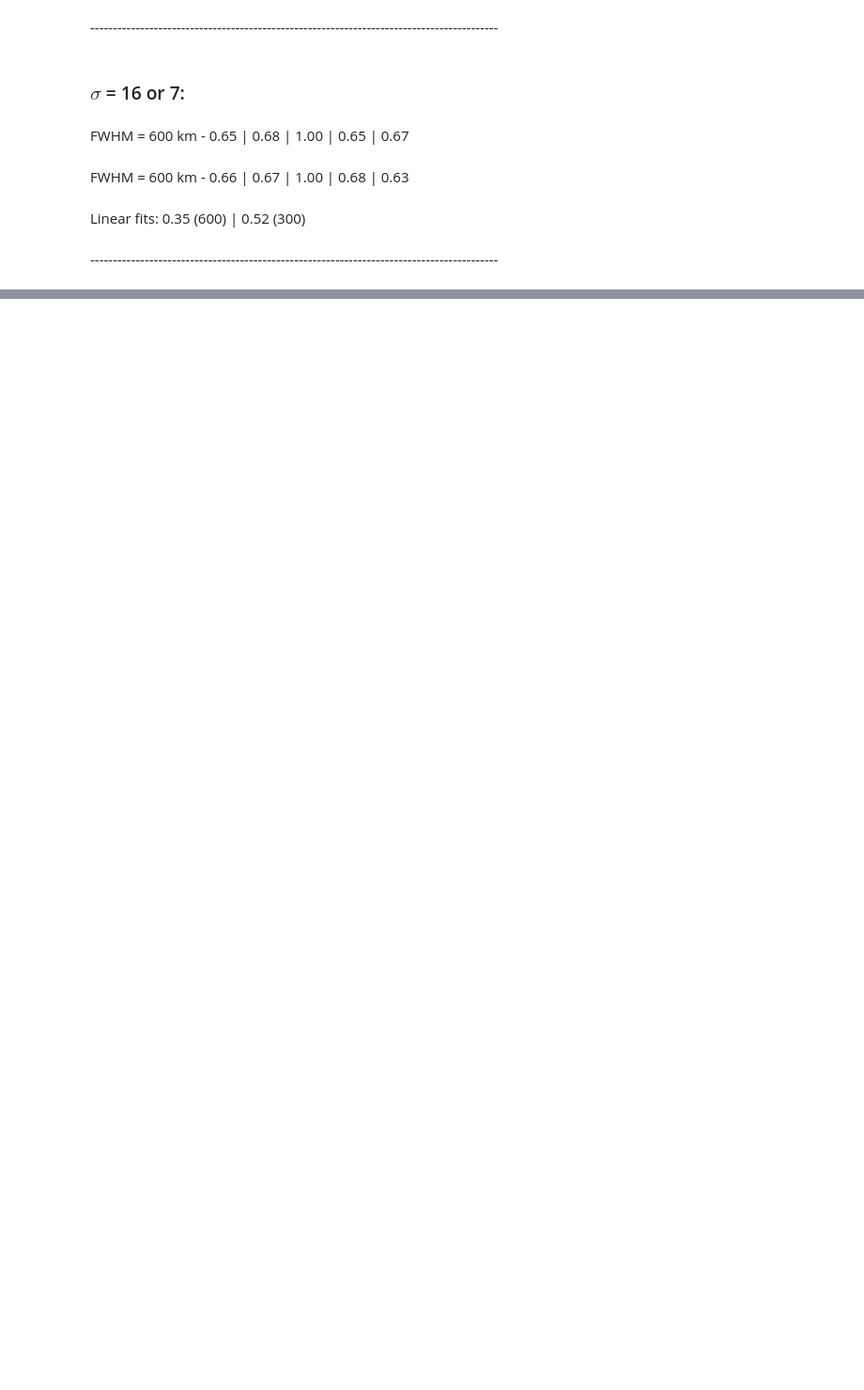
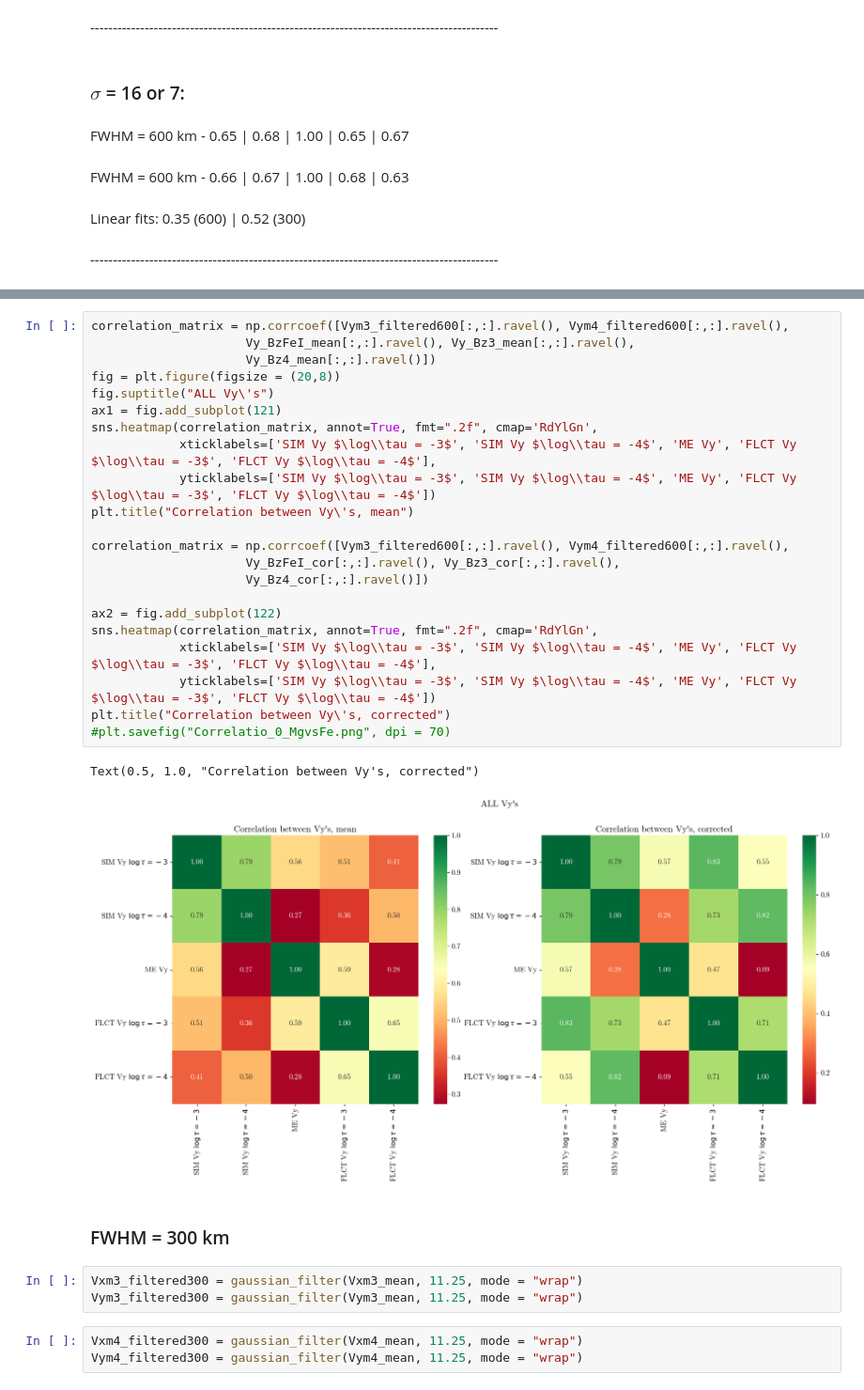
Before and after one commit to TheodoreKostic/Tracking_features, a Jupyter notebook: FirstPaper/MilneEddington_Bz_tracking.ipynb, the cells around one changed output, grey strips where cells are left out. Shown at 94% size. Cells and saved outputs as stored; diff of their text form; blank space fills up the shorter version.

```diff
--- a/FirstPaper/MilneEddington_Bz_tracking.ipynb
+++ b/FirstPaper/MilneEddington_Bz_tracking.ipynb
@@ -518,0 +637,33 @@ Linear fits: 0.35 (600) | 0.52 (300)
+# %%
+correlation_matrix = np.corrcoef([Vym3_filtered600[:,:].ravel(), Vym4_filtered600[:,:].ravel(),
+                     Vy_BzFeI_mean[:,:].ravel(), Vy_Bz3_mean[:,:].ravel(),
+                     Vy_Bz4_mean[:,:].ravel()])
+fig = plt.figure(figsize = (20,8))
+fig.suptitle("ALL Vy\'s")
+ax1 = fig.add_subplot(121)
+sns.heatmap(correlation_matrix, annot=True, fmt=".2f", cmap='RdYlGn',
+            xticklabels=['SIM Vy $\log\\tau = -3$', 'SIM Vy $\log\\tau = -4$', 'ME Vy', 'FLCT Vy $\log\\tau = -3$', 'FLCT Vy $\log\\tau = -4$'],
+            yticklabels=['SIM Vy $\log\\tau = -3$', 'SIM Vy $\log\\tau = -4$', 'ME Vy', 'FLCT Vy $\log\\tau = -3$', 'FLCT Vy $\log\\tau = -4$'])
+plt.title("Correlation between Vy\'s, mean")
+
+correlation_matrix = np.corrcoef([Vym3_filtered600[:,:].ravel(), Vym4_filtered600[:,:].ravel(),
+                     Vy_BzFeI_cor[:,:].ravel(), Vy_Bz3_cor[:,:].ravel(),
+                     Vy_Bz4_cor[:,:].ravel()])
+
+ax2 = fig.add_subplot(122)
+sns.heatmap(correlation_matrix, annot=True, fmt=".2f", cmap='RdYlGn',
+            xticklabels=['SIM Vy $\log\\tau = -3$', 'SIM Vy $\log\\tau = -4$', 'ME Vy', 'FLCT Vy $\log\\tau = -3$', 'FLCT Vy $\log\\tau = -4$'],
+            yticklabels=['SIM Vy $\log\\tau = -3$', 'SIM Vy $\log\\tau = -4$', 'ME Vy', 'FLCT Vy $\log\\tau = -3$', 'FLCT Vy $\log\\tau = -4$'])
+plt.title("Correlation between Vy\'s, corrected")
+#plt.savefig("Correlatio_0_MgvsFe.png", dpi = 70)
+# %% [output]
+Text(0.5, 1.0, "Correlation between Vy's, corrected")
+[figure, added]
+# %% [markdown]
+<h3>FWHM = 300 km</h3>
+# %%
+Vxm3_filtered300 = gaussian_filter(Vxm3_mean, 11.25, mode = "wrap")
+Vym3_filtered300 = gaussian_filter(Vym3_mean, 11.25, mode = "wrap")
+# %%
+Vxm4_filtered300 = gaussian_filter(Vxm4_mean, 11.25, mode = "wrap")
+Vym4_filtered300 = gaussian_filter(Vym4_mean, 11.25, mode = "wrap")
```
Also changed, not shown: parts of 25 cells of this notebook.
